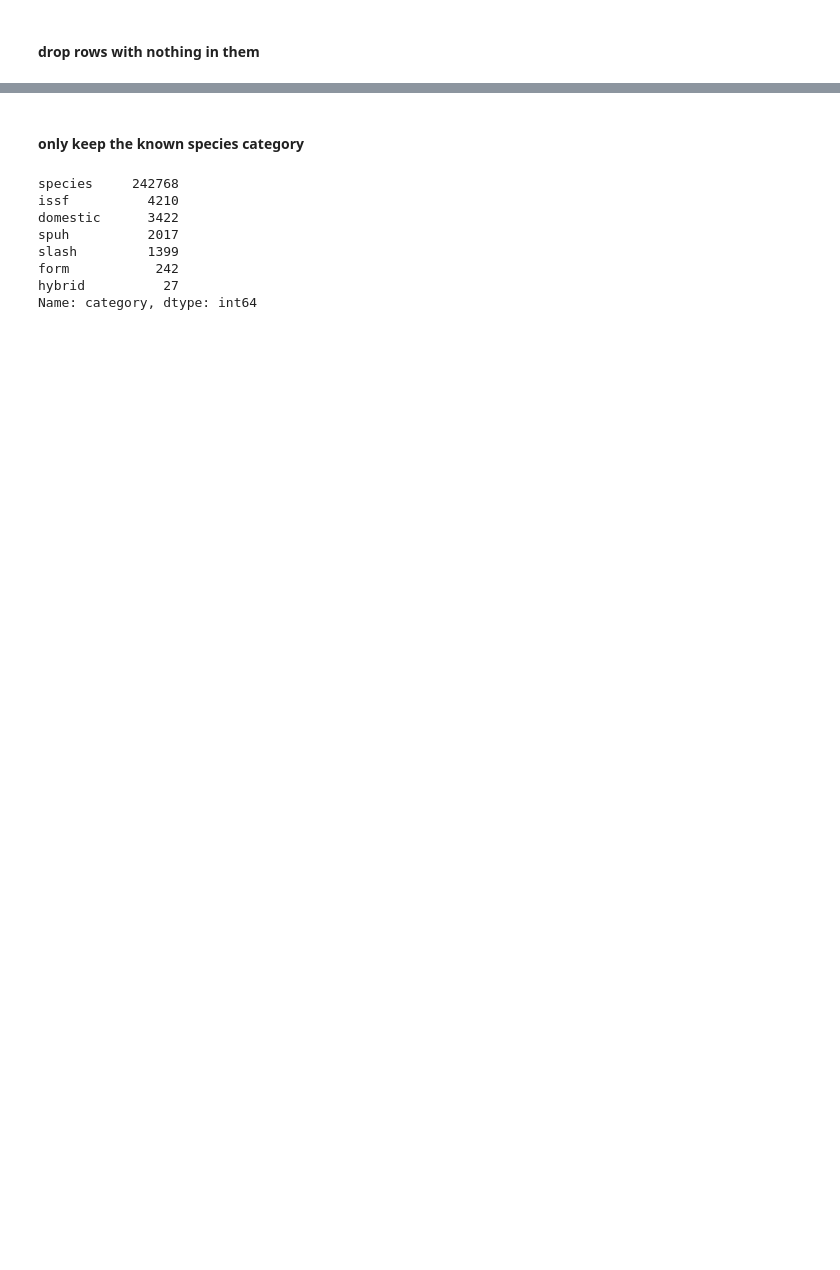
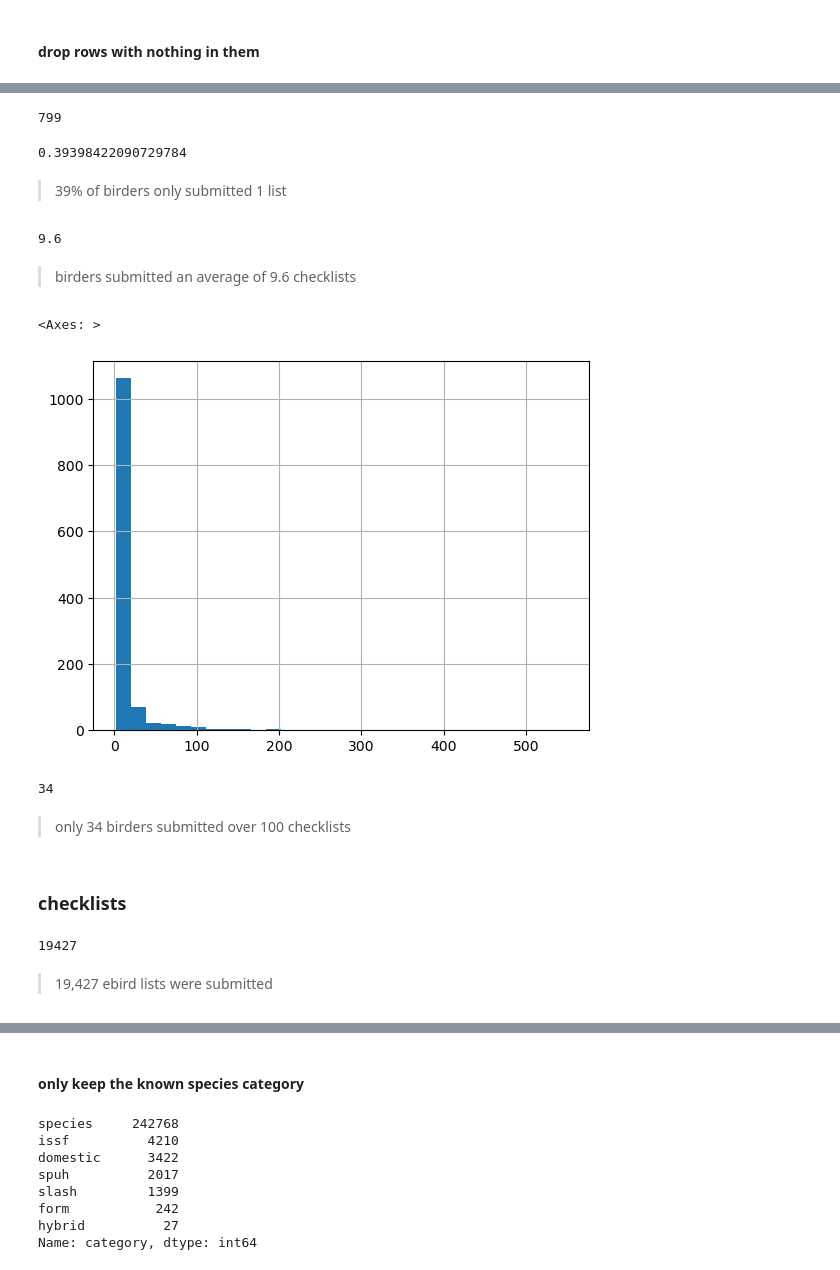
Before and after one commit to misty-garcia/bird_data, a Jupyter notebook: bexar_county_2023.ipynb, the cells around one changed output, grey strips where cells are left out. Cells and saved outputs as stored; diff of their text form; code cells hidden in the pictures; blank space fills up the shorter version.

```diff
--- a/bexar_county_2023.ipynb
+++ b/bexar_county_2023.ipynb
@@ -67,0 +68,8 @@ df_init = df_init.dropna(how='all',axis=1)
+# %%
+df = df_init.drop(columns=['global_unique_identifier','last_edited_date','taxon_concept_id',
+                                'scientific_name','subspecies_common_name','subspecies_scientific_name',
+                                'exotic_code','breeding_code','breeding_category','behavior_code',
+                                'age_sex','country','country_code','state_code','state','county',
+                                'county_code','iba_code','bcr_code', 'locality_id', 'locality_type',
+                                'protocol_code','protocol_type', 'project_code','effort_area_ha',
+                                'has_media','approved','reviewed'])
@@ -67,0 +219,3 @@ df_init = df_init.dropna(how='all',axis=1)
+# %%
+obvs_ls = df.groupby(['observer_id']).sampling_event_identifier.nunique()
+obvs_ls
@@ -67,0 +236,35 @@ df_init = df_init.dropna(how='all',axis=1)
+# %%
+obvs_ls [obvs_ls == 1 ].count()
+# %% [output]
+799
+# %%
+799/2028
+# %% [output]
+0.39398422090729784
+# %% [markdown]
+> 39% of birders only submitted 1 list
+# %%
+round(obvs_ls.mean(),1)
+# %% [output]
+9.6
+# %% [markdown]
+> birders submitted an average of 9.6 checklists
+# %%
+obvs_ls [obvs_ls > 1].hist(bins=30)
+# %% [output]
+<Axes: >
+[figure, added]
+# %%
+obvs_ls [obvs_ls > 100].nunique()
+# %% [output]
+34
+# %% [markdown]
+> only 34 birders submitted over 100 checklists
+# %% [markdown]
+### checklists
+# %%
+df.sampling_event_identifier.nunique()
+# %% [output]
+19427
+# %% [markdown]
+> 19,427 ebird lists were submitted
```
Also changed, not shown: parts of 64 cells of this notebook.
